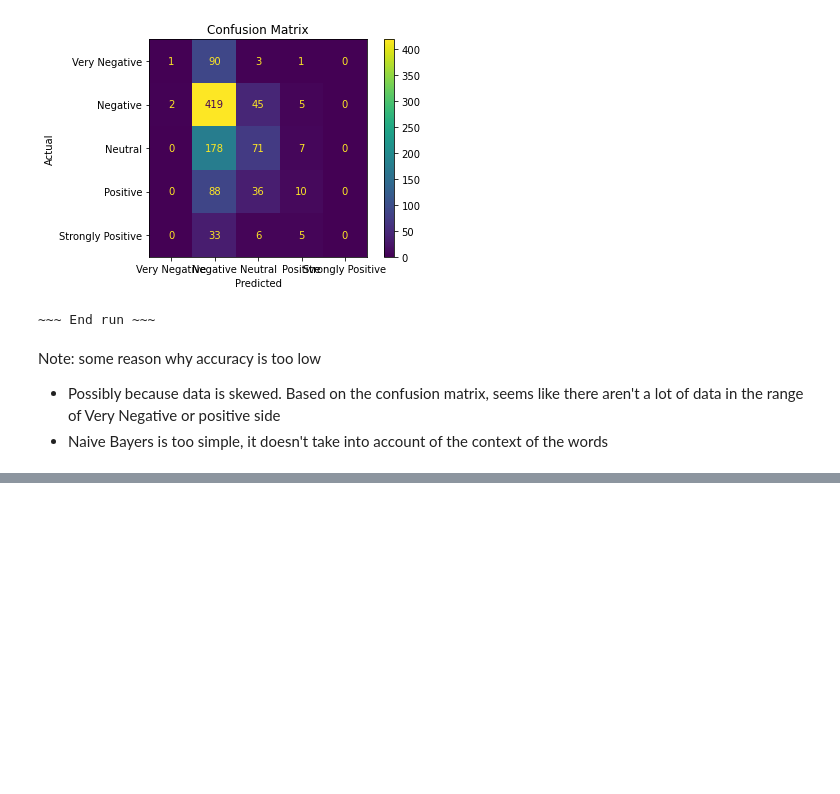
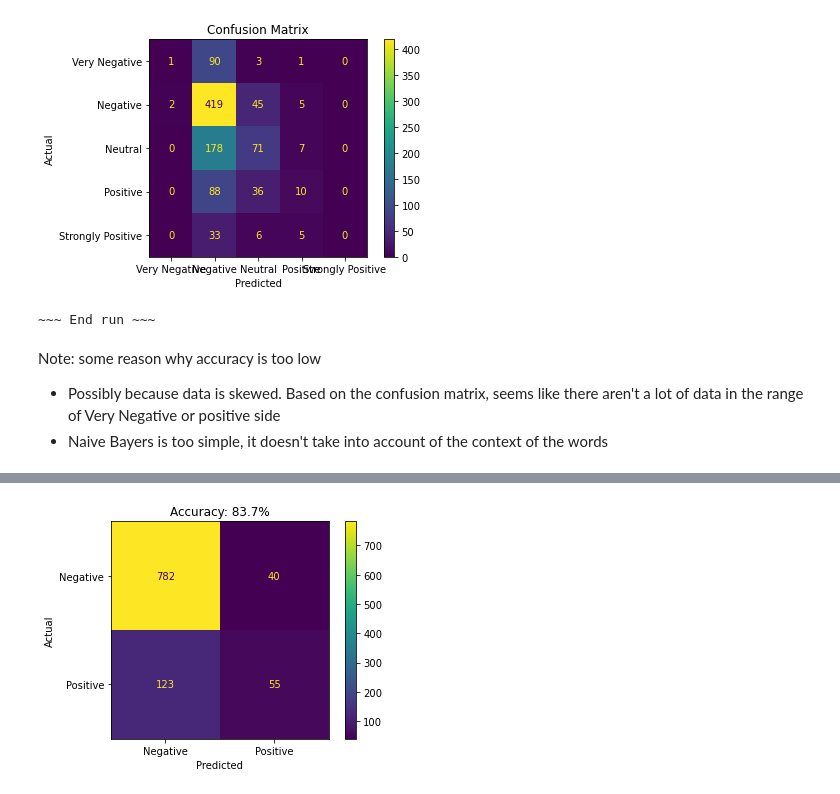
Before and after one commit to queoui/VulgarTweetIdentification, a Jupyter notebook: Group_project.ipynb, the cells around one changed output, grey strips where cells are left out. Saved outputs shown, nothing was run; the diff lists cells and outputs as text; code cells hidden in the pictures; blank space fills up the shorter version.

Commit message:
Adding logistic regression data

```diff
--- a/Group_project.ipynb
+++ b/Group_project.ipynb
@@ -130,0 +196,19 @@ Note: some reason why accuracy is too low
+# %%
+def data_processing(tweet):
+    tweet = tweet.lower()  #to uniform the text into lowercase
+    tweet = re.sub(r'\@w+|\#|[^\w\s]|ð','',tweet)
+    tokens = word_tokenize(tweet)  #tokenizing
+    processed_tweets = [w for w in tokens if not w in stop_words]
+    return " ".join(processed_tweets)
+# %%
+train_data = [data_processing(tweet) for tweet in train_data]
+test_data = [data_processing(tweet) for tweet in test_data]
+# %%
+#Lemmatizing
+lemmatizer = WordNetLemmatizer()
+def lemmatizing(data):
+    tweet = [lemmatizer.lemmatize(word) for word in data]
+    return data
+# %%
+train_data = [lemmatizing(tweet) for tweet in train_data]
+test_data = [lemmatizing(tweet) for tweet in test_data]
@@ -130,0 +225,62 @@ Note: some reason why accuracy is too low
+# %%
+vec = CountVectorizer(stop_words='english')
+
+def run_model(train_data, train_label, test_data, test_label, label_to_text):
+  train_x = vec.fit_transform(train_data).toarray()
+  test_x = vec.transform(test_data).toarray()
+
+  model = LogisticRegression()
+  model.fit(train_x, train_label)
+
+  y_pred = model.predict(test_x)
+  acc_score = accuracy_score(test_label, y_pred)
+  conf_mat = confusion_matrix(test_label, y_pred)
+
+  print(f"Accuracy {acc_score}")
+
+  cmd_obj = ConfusionMatrixDisplay(conf_mat, display_labels=label_to_text)
+
+  cmd_obj.plot()
+  cmd_obj.ax_.set(
+                  title= "Accuracy: " + str(round(acc_score, 3) *100) +"%",
+                  xlabel=f'Predicted',
+                  ylabel='Actual')
+  plt.show()
+
+  return model, acc_score
+
+
+# Reduce the number of label in the list into num_label labels for different test cases
+def reduce_label(label_list, num_label: int = 5):
+  if num_label == 3:
+    return [3 if label > 2 else 2 if label == 2 else 1 for label in label_list]
+  elif num_label == 2:
+    return [3 if label > 2 else 1 for label in label_list]
+  elif num_label == 1:
+    return [2 for label in label_list]
+
+  return label_list
+
+def execute_run(num_label: int):
+  print(f"Running model with {num_label} labels")
+  label_to_text = ["Very Negative", "Negative", "Neutral", "Positive", "Strongly Positive"]
+  if num_label == 3:
+    label_to_text = ["Negative", "Neutral", "Positive"]
+  elif num_label == 2:
+    label_to_text = ["Negative", "Positive"]
+  elif num_label == 1:
+    label_to_text = ["Neutral"]
+
+  run_model(train_data,
+            reduce_label(train_label, num_label),
+            test_data,
+            reduce_label(test_label, num_label),
+            label_to_text)
+
+  print("\n~~~ End run ~~~\n\n")
+
+
+execute_run(2)
+execute_run(3)
+execute_run(5)
+# %% [output]
@@ -130,0 +289 @@ Note: some reason why accuracy is too low
+[figure, added]
```
Also changed, not shown: parts of 21 cells of this notebook.
